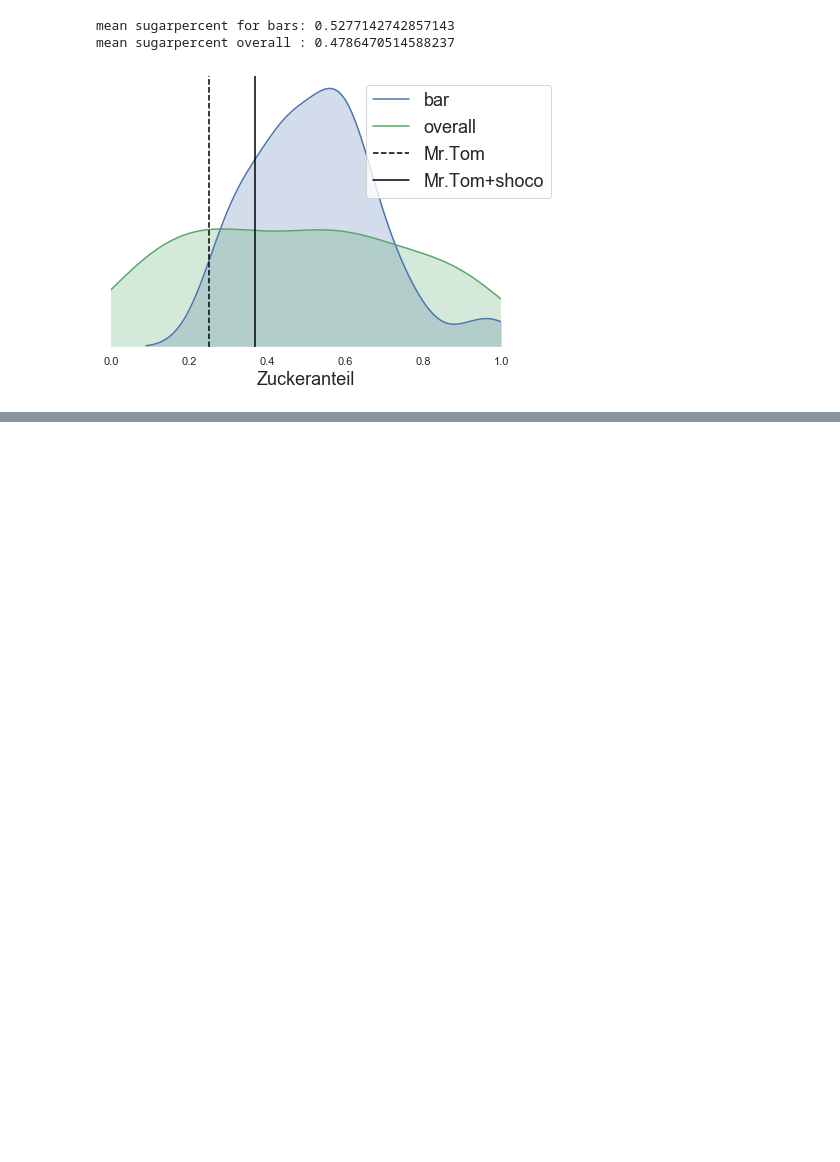
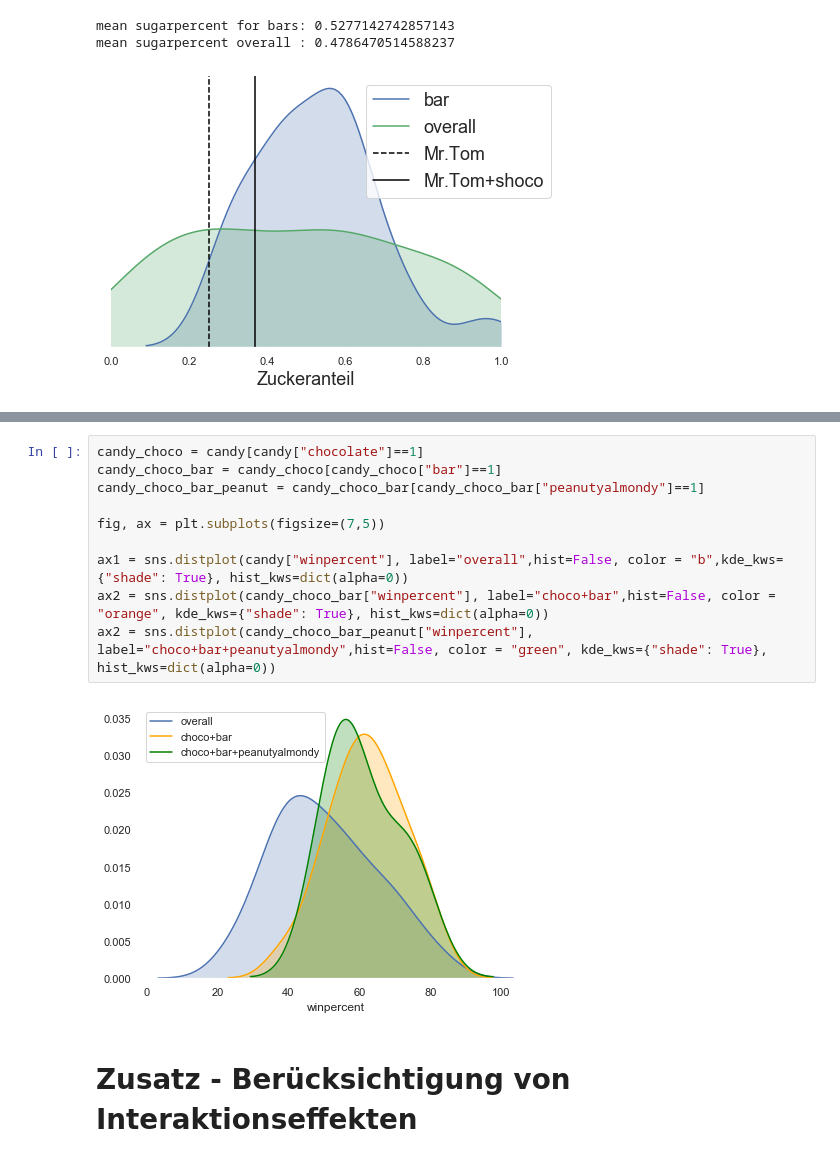
Before and after one commit to rean6690/Case-Study, a Jupyter notebook: case_study_final.ipynb, the cells around one changed output, grey strips where cells are left out. Saved outputs shown, nothing was run; the diff lists cells and outputs as text; blank space fills up the shorter version.

```diff
--- a/case_study_final.ipynb
+++ b/case_study_final.ipynb
@@ -377,0 +397,14 @@ mean sugarpercent overall : 0.4786470514588237
+# %%
+candy_choco = candy[candy["chocolate"]==1]
+candy_choco_bar = candy_choco[candy_choco["bar"]==1]
+candy_choco_bar_peanut = candy_choco_bar[candy_choco_bar["peanutyalmondy"]==1]
+
+fig, ax = plt.subplots(figsize=(7,5))
+
+ax1 = sns.distplot(candy["winpercent"], label="overall",hist=False, color = "b",kde_kws={"shade": True}, hist_kws=dict(alpha=0))
+ax2 = sns.distplot(candy_choco_bar["winpercent"], label="choco+bar",hist=False, color = "orange", kde_kws={"shade": True}, hist_kws=dict(alpha=0))
+ax2 = sns.distplot(candy_choco_bar_peanut["winpercent"], label="choco+bar+peanutyalmondy",hist=False, color = "green", kde_kws={"shade": True}, hist_kws=dict(alpha=0))
+# %% [output]
+[figure, added]
+# %% [markdown]
+# Zusatz - Berücksichtigung von Interaktionseffekten
```
Also changed, not shown: parts of 6 cells of this notebook.
